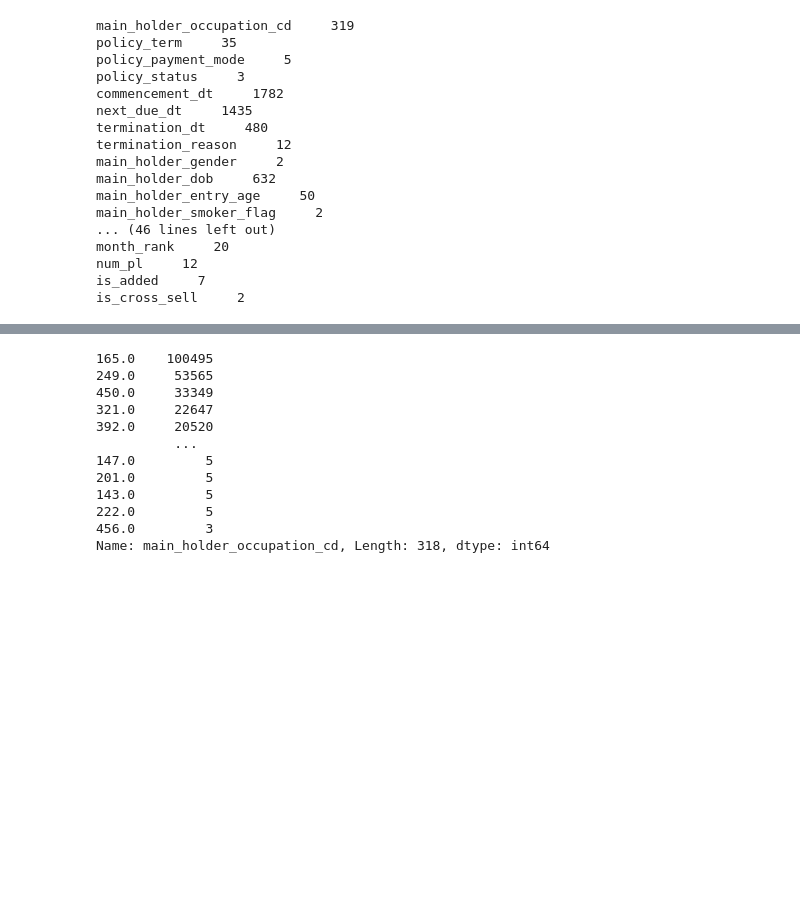
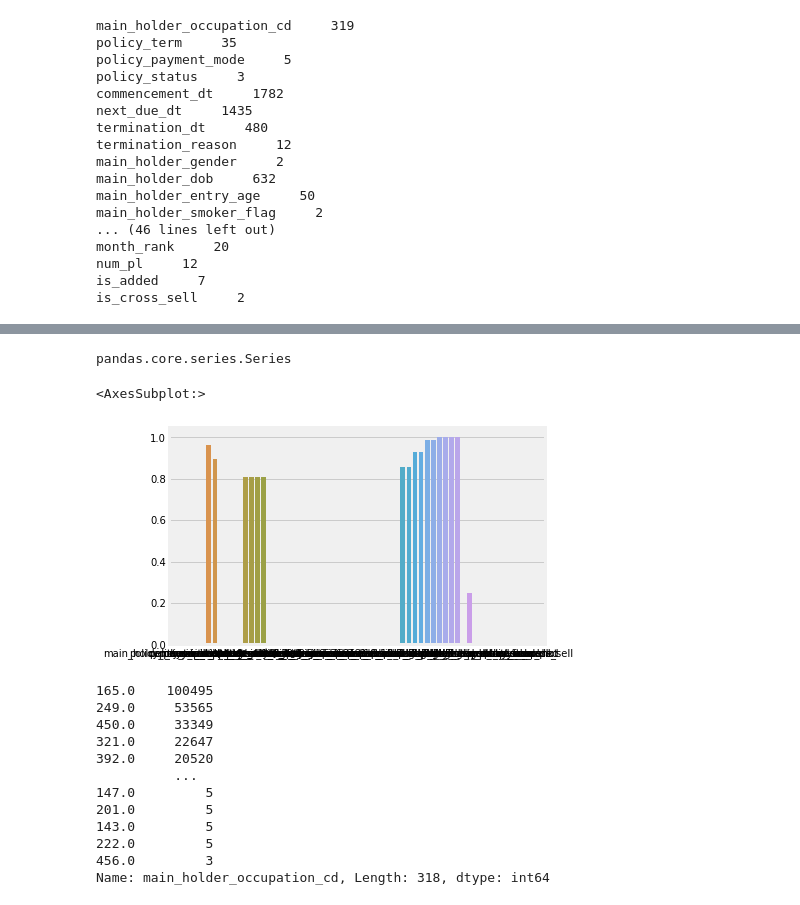
Before and after one commit to BoTZ-TND/DataStorm-Final-2021, a Jupyter notebook: src/scripts/Feature Extraction.ipynb, the cells around one changed output, grey strips where cells are left out. Drawn from its saved outputs; the diff is of its cells as text; code cells hidden in the pictures; blank space fills up the shorter version.

```diff
--- a/src/scripts/Feature Extraction.ipynb
+++ b/src/scripts/Feature Extraction.ipynb
@@ -96,0 +82,3 @@ Length: 62, dtype: int64
+# %%
+data_null_per = dataframe.isnull().sum()/dataframe.shape[0]
+print(data_null_per)
@@ -97,3 +98,12 @@ Length: 62, dtype: int64
+# %%
+type(data_null_per)
+# %% [output]
+pandas.core.series.Series
+# %%
+sns.barplot(x=data_null_per.index,y=data_null_per.values)
+# %% [output]
+<AxesSubplot:>
+[figure, added]
 # %%
 dataframe['main_holder_occupation_cd'].value_counts()
 # %% [output]
```
Also changed, not shown: parts of 3 cells of this notebook, 1 other file.
